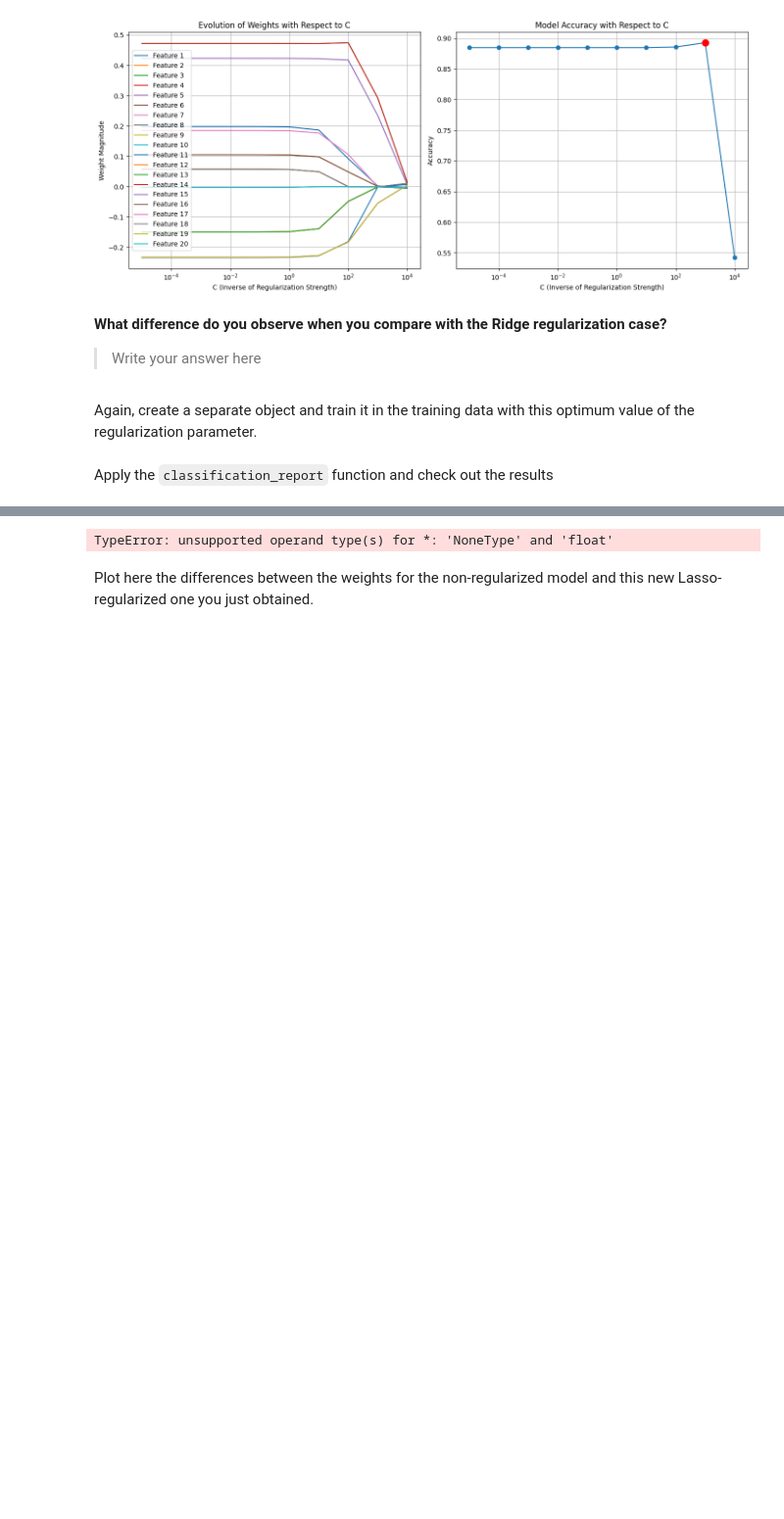
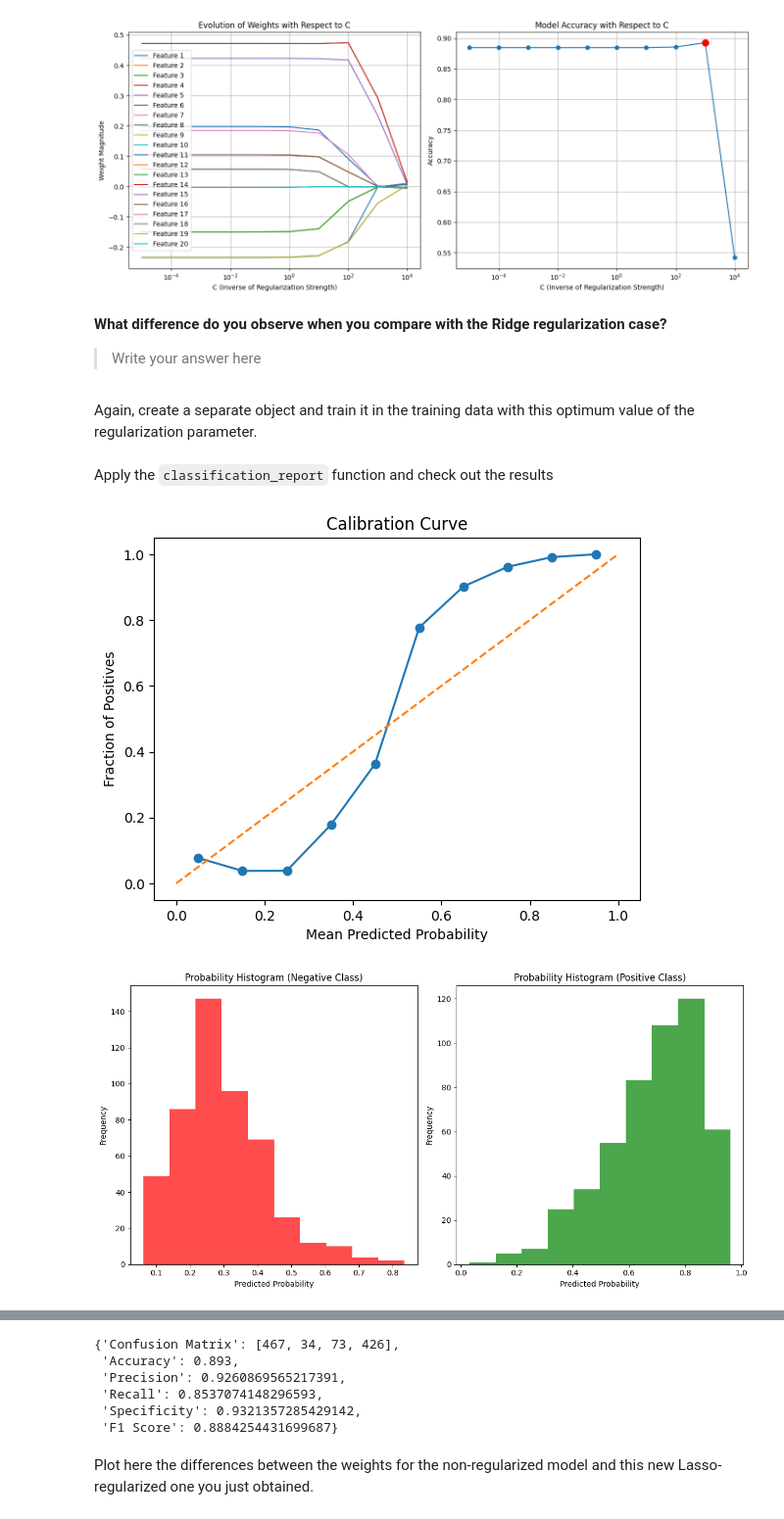
Before and after one commit to ICAI-IMAT-ML/p2-5-liiiaamm, a Jupyter notebook: notebook/Lab2_5_LogisticRegression_and_regularization.ipynb, the cells around one changed output, grey strips where cells are left out. Shown at 98% size. Drawn from its saved outputs; the diff is of its cells as text; code cells hidden in the pictures; blank space fills up the shorter version.

Commit message:
mod src, tests passed

```diff
--- a/notebook/Lab2_5_LogisticRegression_and_regularization.ipynb
+++ b/notebook/Lab2_5_LogisticRegression_and_regularization.ipynb
@@ -580,6 +580,8 @@ LogReg_optimum_C_ElasticNet.fit(X_train, y_train,
 Apply the `classification_report` function and check out the results
 # %%
 # TODO: Complete the call for the report with the y_test_prob obtained from the test data
-y_test_prob = LogReg_optimum_C_ElasticNet.predict_proba(y_test)
+y_test_prob = LogReg_optimum_C_ElasticNet.predict_proba(X_test)
 classification_report(y_test, y_test_prob , 1)
 # %% [output]
+[figure, added]
+[figure, added]
@@ -586,4 +589,9 @@ classification_report(y_test, y_test_prob , 1)
-TypeError: unsupported operand type(s) for *: 'NoneType' and 'float'
+{'Confusion Matrix': [467, 34, 73, 426],
+ 'Accuracy': 0.893,
+ 'Precision': 0.9260869565217391,
+ 'Recall': 0.8537074148296593,
+ 'Specificity': 0.9321357285429142,
+ 'F1 Score': 0.8884254431699687}
 # %% [markdown]
 Plot here the differences between the weights for the non-regularized model and this new Lasso-regularized one you just obtained.
 # %%
```
Also changed, not shown: parts of 5 cells of this notebook, 2 other files.
